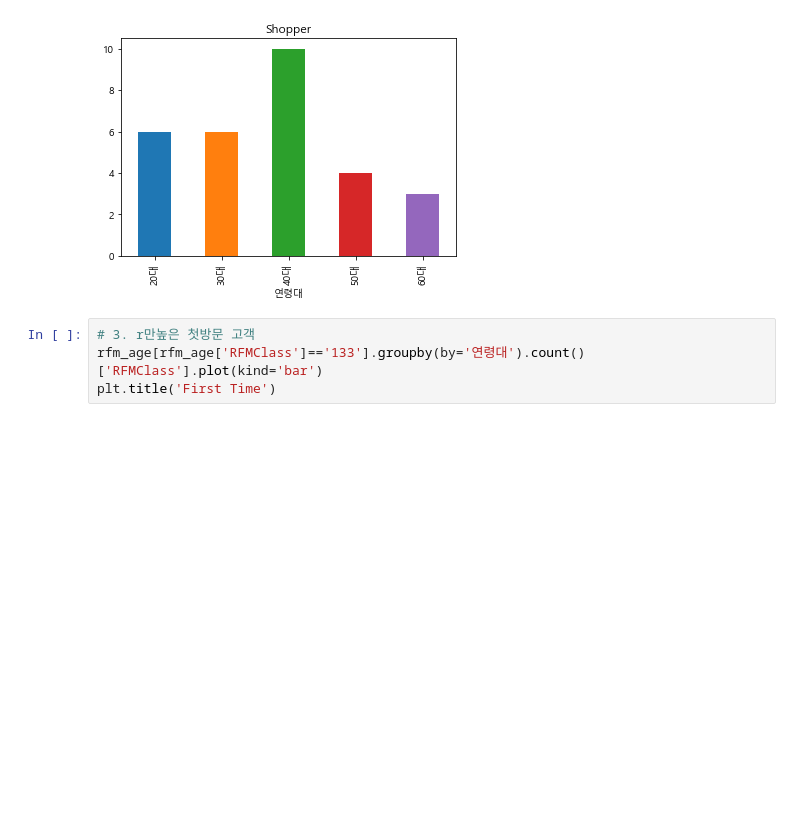
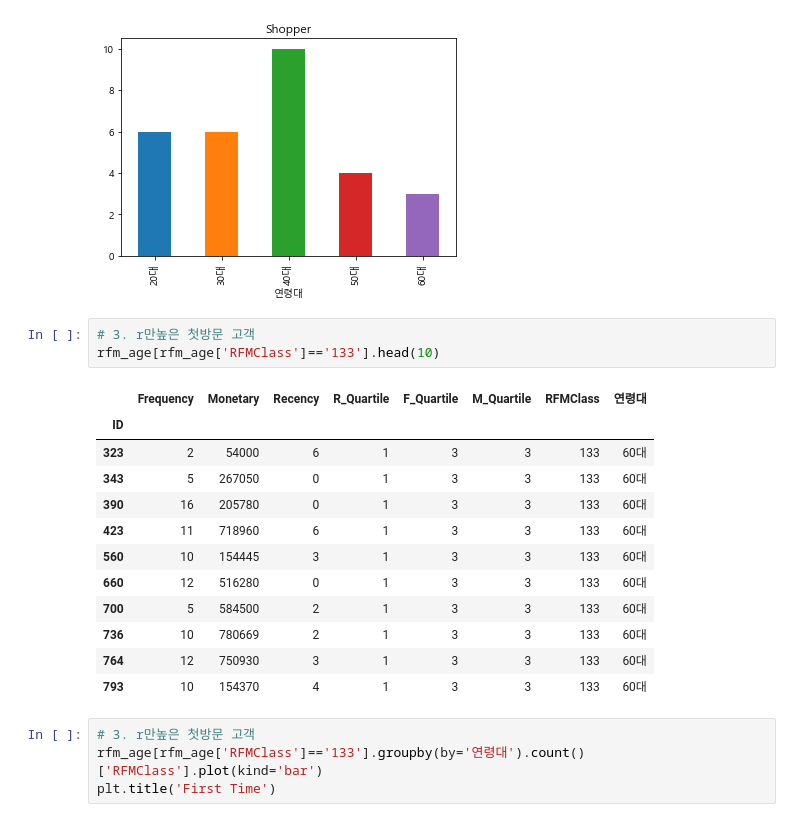
Before and after one commit to vlufoot/smu_team_6, a Jupyter notebook: RFM_segmentation.ipynb, the cells around one changed output. Saved outputs shown, nothing was run; the diff lists cells and outputs as text; blank space fills up the shorter version.

```diff
--- a/RFM_segmentation.ipynb
+++ b/RFM_segmentation.ipynb
@@ -157,6 +189,22 @@ plt.title('Shopper')
 # %% [output]
 Text(0.5,1,'Shopper')
 [figure]
+# %%
+# 3. r만높은 첫방문 고객
+rfm_age[rfm_age['RFMClass']=='133'].head(10)
+# %% [output]
+|  | Frequency | Monetary | Recency | R_Quartile | F_Quartile | M_Quartile | RFMClass | 연령대 |
+| ID |  |  |  |  |  |  |  |  |
+| 323 | 2 | 54000 | 6 | 1 | 3 | 3 | 133 | 60대 |
+| 343 | 5 | 267050 | 0 | 1 | 3 | 3 | 133 | 60대 |
+| 390 | 16 | 205780 | 0 | 1 | 3 | 3 | 133 | 60대 |
+| 423 | 11 | 718960 | 6 | 1 | 3 | 3 | 133 | 60대 |
+| 560 | 10 | 154445 | 3 | 1 | 3 | 3 | 133 | 60대 |
+| 660 | 12 | 516280 | 0 | 1 | 3 | 3 | 133 | 60대 |
+| 700 | 5 | 584500 | 2 | 1 | 3 | 3 | 133 | 60대 |
+| 736 | 10 | 780669 | 2 | 1 | 3 | 3 | 133 | 60대 |
+| 764 | 12 | 750930 | 3 | 1 | 3 | 3 | 133 | 60대 |
+| 793 | 10 | 154370 | 4 | 1 | 3 | 3 | 133 | 60대 |
 # %%
 # 3. r만높은 첫방문 고객
 rfm_age[rfm_age['RFMClass']=='133'].groupby(by='연령대').count()['RFMClass'].plot(kind='bar')
```
Also changed, not shown: parts of 4 cells of this notebook.
